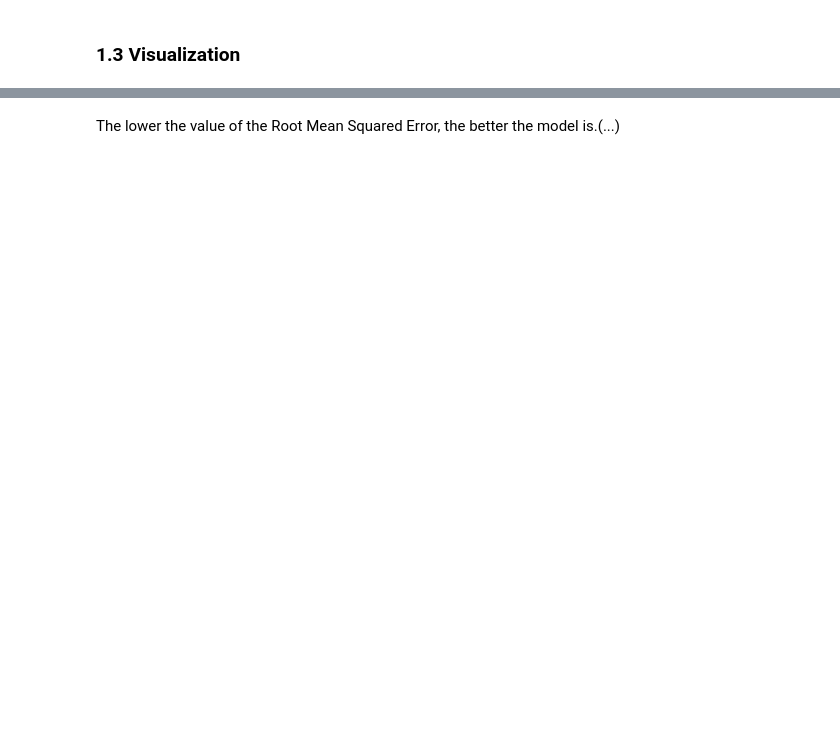
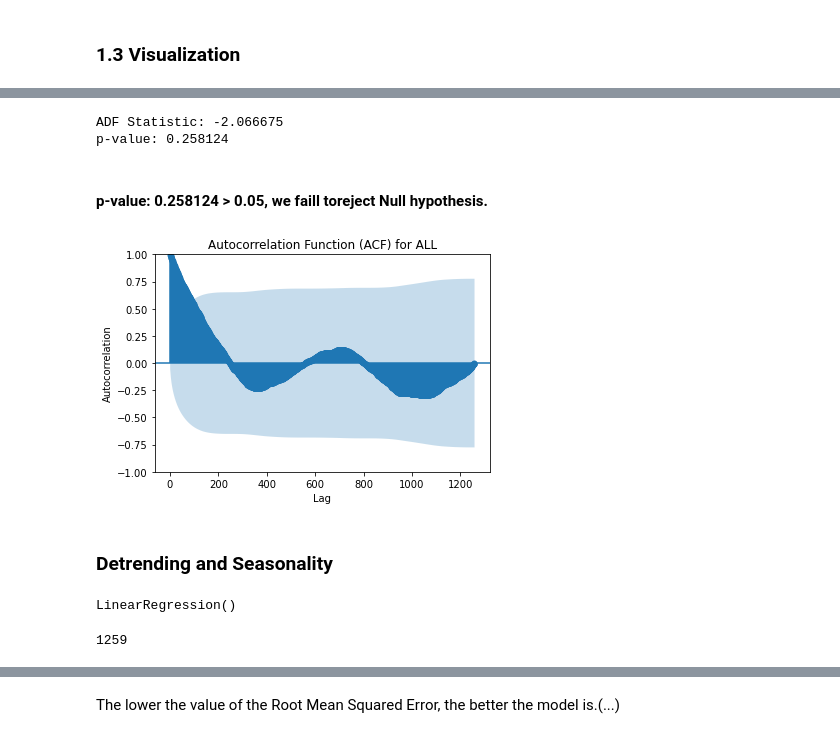
Before and after one commit to wangyeye66/5221-Final-Project, a Jupyter notebook: Code_5221.ipynb, the cells around one changed output, grey strips where cells are left out. Saved outputs shown, nothing was run; the diff lists cells and outputs as text; code cells hidden in the pictures; blank space fills up the shorter version.

```diff
--- a/Code_5221.ipynb
+++ b/Code_5221.ipynb
@@ -112,0 +80,19 @@ plt.show()
+# %%
+result = adfuller(ALL_1['close'])
+print('ADF Statistic: %f' % result[0])
+print('p-value: %f' % result[1])
+# %% [output]
+ADF Statistic: -2.066675
+p-value: 0.258124
+# %% [markdown]
+#### p-value: 0.258124 > 0.05, we faill toreject Null hypothesis.
+# %%
+plot_acf(ALL_1['close'], lags=range(1, len(ALL_1['close'])))
+plt.xlabel('Lag')
+plt.ylabel('Autocorrelation')
+plt.title('Autocorrelation Function (ACF) for ALL')
+plt.show()
+# %% [output]
+[figure, added]
+# %% [markdown]
+### Detrending and Seasonality
@@ -112,0 +102,5 @@ plt.show()
+# %%
+regressor = LinearRegression()
+regressor.fit(X, y)
+# %% [output]
+LinearRegression()
@@ -112,0 +109,4 @@ plt.show()
+# %%
+len(trend)
+# %% [output]
+1259
```
Also changed, not shown: parts of 52 cells of this notebook.
